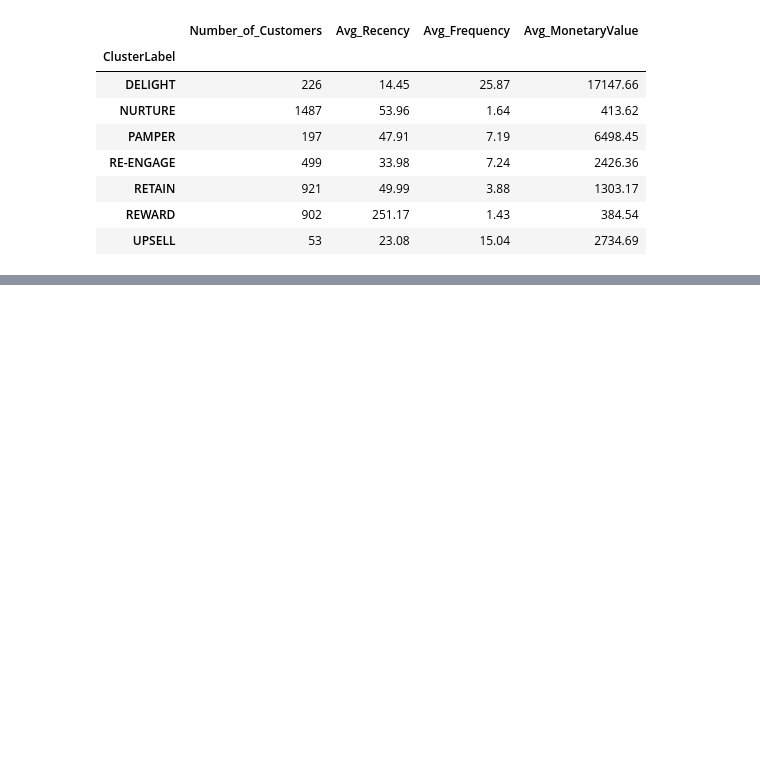
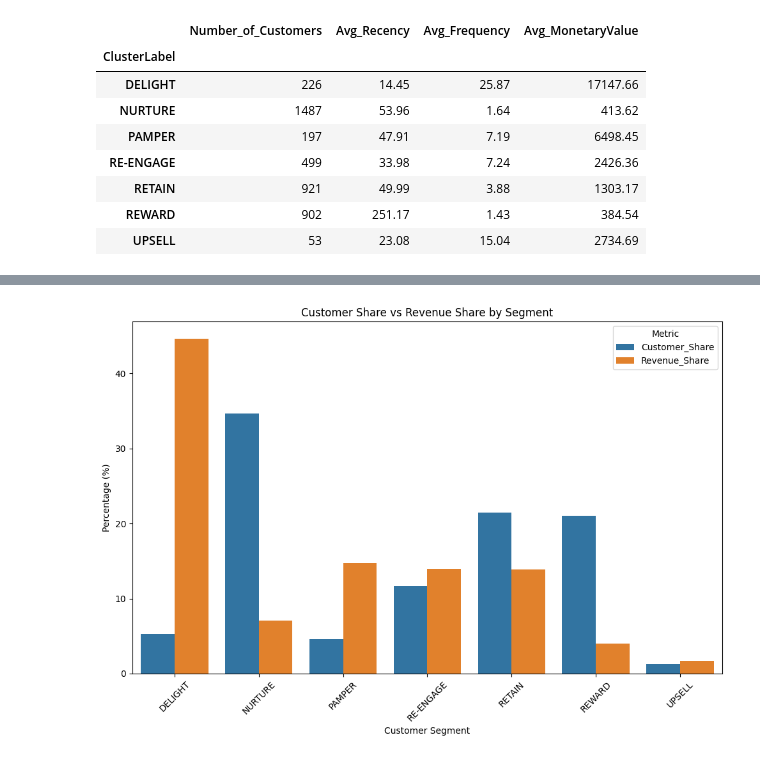
Before and after one commit to maryembencheikh/Customer-Segmentation-RFM, a Jupyter notebook: online-retail-clustering.ipynb, the cells around one changed output, grey strips where cells are left out. Drawn from its saved outputs; the diff is of its cells as text; code cells hidden in the pictures; blank space fills up the shorter version.

```diff
--- a/online-retail-clustering.ipynb
+++ b/online-retail-clustering.ipynb
@@ -885,0 +942,31 @@ display(cluster_summary)
+# %%
+# Compare customer share and revenue share across segments
+
+share_comparison = revenue_analysis[
+    ["Customer_Share", "Revenue_Share"]
+].reset_index()
+
+share_comparison = share_comparison.melt(
+    id_vars="ClusterLabel",
+    value_vars=["Customer_Share", "Revenue_Share"],
+    var_name="Metric",
+    value_name="Percentage"
+)
+
+plt.figure(figsize=(10, 7))
+
+sns.barplot(
+    data=share_comparison,
+    x="ClusterLabel",
+    y="Percentage",
+    hue="Metric"
+)
+
+plt.title("Customer Share vs Revenue Share by Segment")
+plt.xlabel("Customer Segment")
+plt.ylabel("Percentage (%)")
+plt.xticks(rotation=45)
+plt.tight_layout()
+plt.show()
+# %% [output]
+[figure, added]
```
Also changed, not shown: parts of 25 cells of this notebook, 1 other file.
